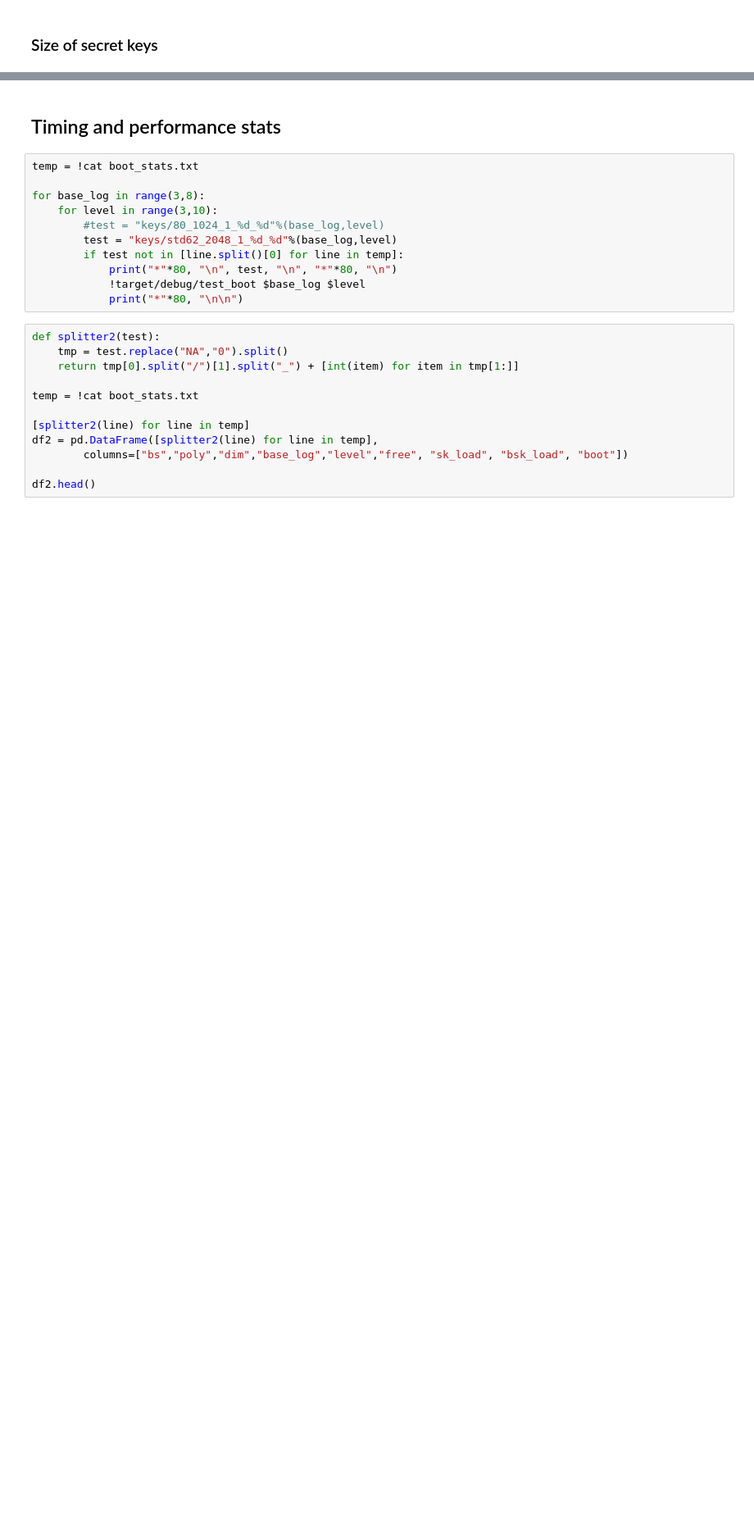
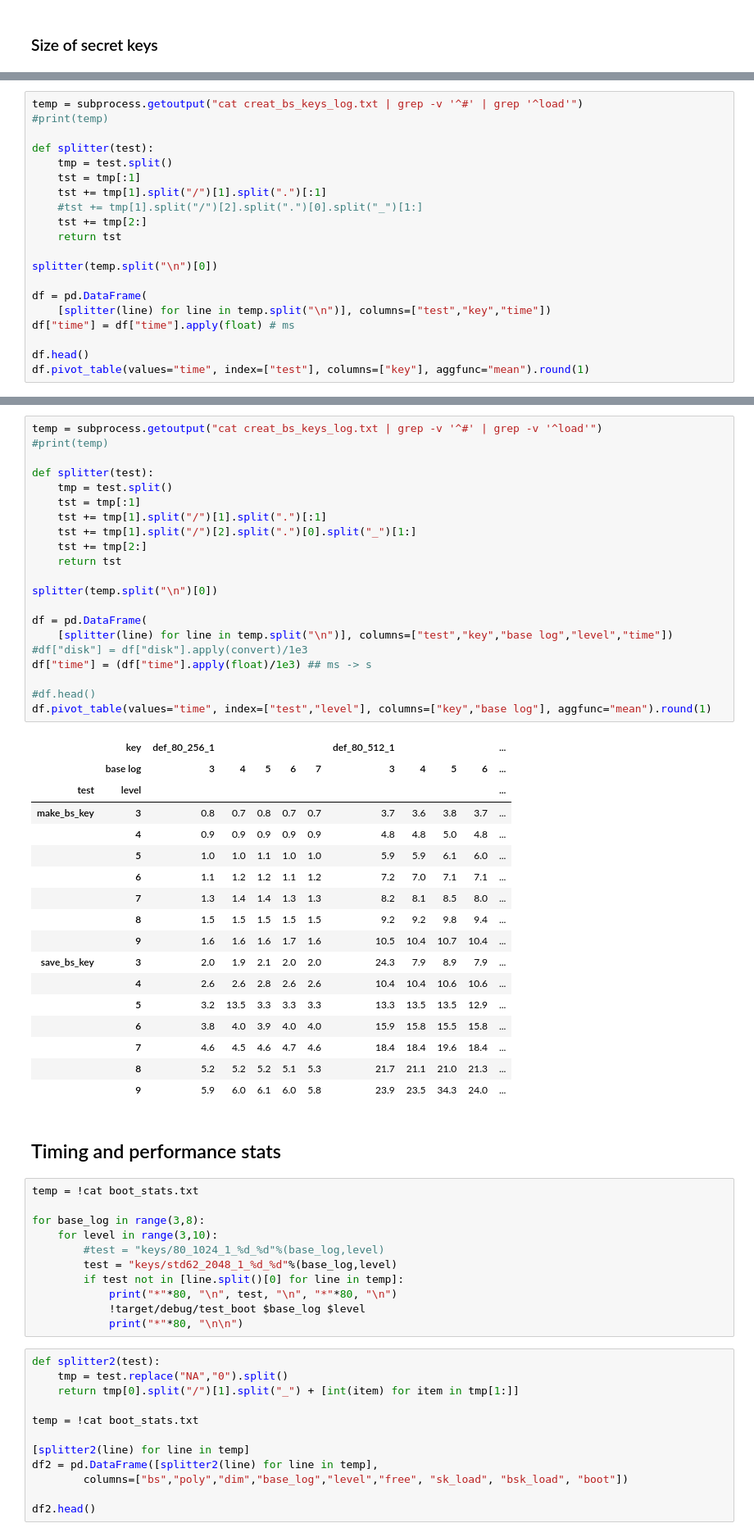
Before and after one commit to rickardbrannvall/HEIDA, a Jupyter notebook: examples/test_performance/basic_stats.ipynb, the cells around one changed output, grey strips where cells are left out. Shown: that part at 82% size. Cells and saved outputs as stored; diff of their text form; blank space fills up the shorter version.

```diff
--- a/examples/test_performance/basic_stats.ipynb
+++ b/examples/test_performance/basic_stats.ipynb
@@ -87,0 +155,20 @@ df.pivot_table(values="disk", index="level", columns=["poly", "base_log"])
+# %%
+temp = subprocess.getoutput("cat creat_bs_keys_log.txt | grep -v '^#' | grep '^load'")
+#print(temp)
+
+def splitter(test):
+    tmp = test.split()
+    tst = tmp[:1]
+    tst += tmp[1].split("/")[1].split(".")[:1]
+    #tst += tmp[1].split("/")[2].split(".")[0].split("_")[1:]
+    tst += tmp[2:]
+    return tst
+
+splitter(temp.split("\n")[0])
+
+df = pd.DataFrame(
+    [splitter(line) for line in temp.split("\n")], columns=["test","key","time"])
+df["time"] = df["time"].apply(float) # ms
+
+df.head()
+df.pivot_table(values="time", index=["test"], columns=["key"], aggfunc="mean").round(1)
@@ -88,3 +195,42 @@ df.pivot_table(values="disk", index="level", columns=["poly", "base_log"])
+# %%
+temp = subprocess.getoutput("cat creat_bs_keys_log.txt | grep -v '^#' | grep -v '^load'")
+#print(temp)
+
+def splitter(test):
+    tmp = test.split()
+    tst = tmp[:1]
+    tst += tmp[1].split("/")[1].split(".")[:1]
+    tst += tmp[1].split("/")[2].split(".")[0].split("_")[1:]
+    tst += tmp[2:]
+    return tst
+
+splitter(temp.split("\n")[0])
+
+df = pd.DataFrame(
+    [splitter(line) for line in temp.split("\n")], columns=["test","key","base log","level","time"])
+#df["disk"] = df["disk"].apply(convert)/1e3
+df["time"] = (df["time"].apply(float)/1e3) ## ms -> s
+
+#df.head()
+df.pivot_table(values="time", index=["test","level"], columns=["key","base log"], aggfunc="mean").round(1)
+# %% [output]
+|  | key | def_80_256_1 |  |  |  |  | def_80_512_1 |  |  |  | ... |
+|  | base log | 3 | 4 | 5 | 6 | 7 | 3 | 4 | 5 | 6 | ... |
+| test | level |  |  |  |  |  |  |  |  |  | ... |
+| make_bs_key | 3 | 0.8 | 0.7 | 0.8 | 0.7 | 0.7 | 3.7 | 3.6 | 3.8 | 3.7 | ... |
+|  | 4 | 0.9 | 0.9 | 0.9 | 0.9 | 0.9 | 4.8 | 4.8 | 5.0 | 4.8 | ... |
+|  | 5 | 1.0 | 1.0 | 1.1 | 1.0 | 1.0 | 5.9 | 5.9 | 6.1 | 6.0 | ... |
+|  | 6 | 1.1 | 1.2 | 1.2 | 1.1 | 1.2 | 7.2 | 7.0 | 7.1 | 7.1 | ... |
+|  | 7 | 1.3 | 1.4 | 1.4 | 1.3 | 1.3 | 8.2 | 8.1 | 8.5 | 8.0 | ... |
+|  | 8 | 1.5 | 1.5 | 1.5 | 1.5 | 1.5 | 9.2 | 9.2 | 9.8 | 9.4 | ... |
+|  | 9 | 1.6 | 1.6 | 1.6 | 1.7 | 1.6 | 10.5 | 10.4 | 10.7 | 10.4 | ... |
+| save_bs_key | 3 | 2.0 | 1.9 | 2.1 | 2.0 | 2.0 | 24.3 | 7.9 | 8.9 | 7.9 | ... |
+|  | 4 | 2.6 | 2.6 | 2.8 | 2.6 | 2.6 | 10.4 | 10.4 | 10.6 | 10.6 | ... |
+|  | 5 | 3.2 | 13.5 | 3.3 | 3.3 | 3.3 | 13.3 | 13.5 | 13.5 | 12.9 | ... |
+|  | 6 | 3.8 | 4.0 | 3.9 | 4.0 | 4.0 | 15.9 | 15.8 | 15.5 | 15.8 | ... |
+|  | 7 | 4.6 | 4.5 | 4.6 | 4.7 | 4.6 | 18.4 | 18.4 | 19.6 | 18.4 | ... |
+|  | 8 | 5.2 | 5.2 | 5.2 | 5.1 | 5.3 | 21.7 | 21.1 | 21.0 | 21.3 | ... |
+|  | 9 | 5.9 | 6.0 | 6.1 | 6.0 | 5.8 | 23.9 | 23.5 | 34.3 | 24.0 | ... |
 # %% [markdown]
 ## Timing and performance stats
 # %%
```
Also changed, not shown: parts of 17 cells of this notebook, 5 other files.
